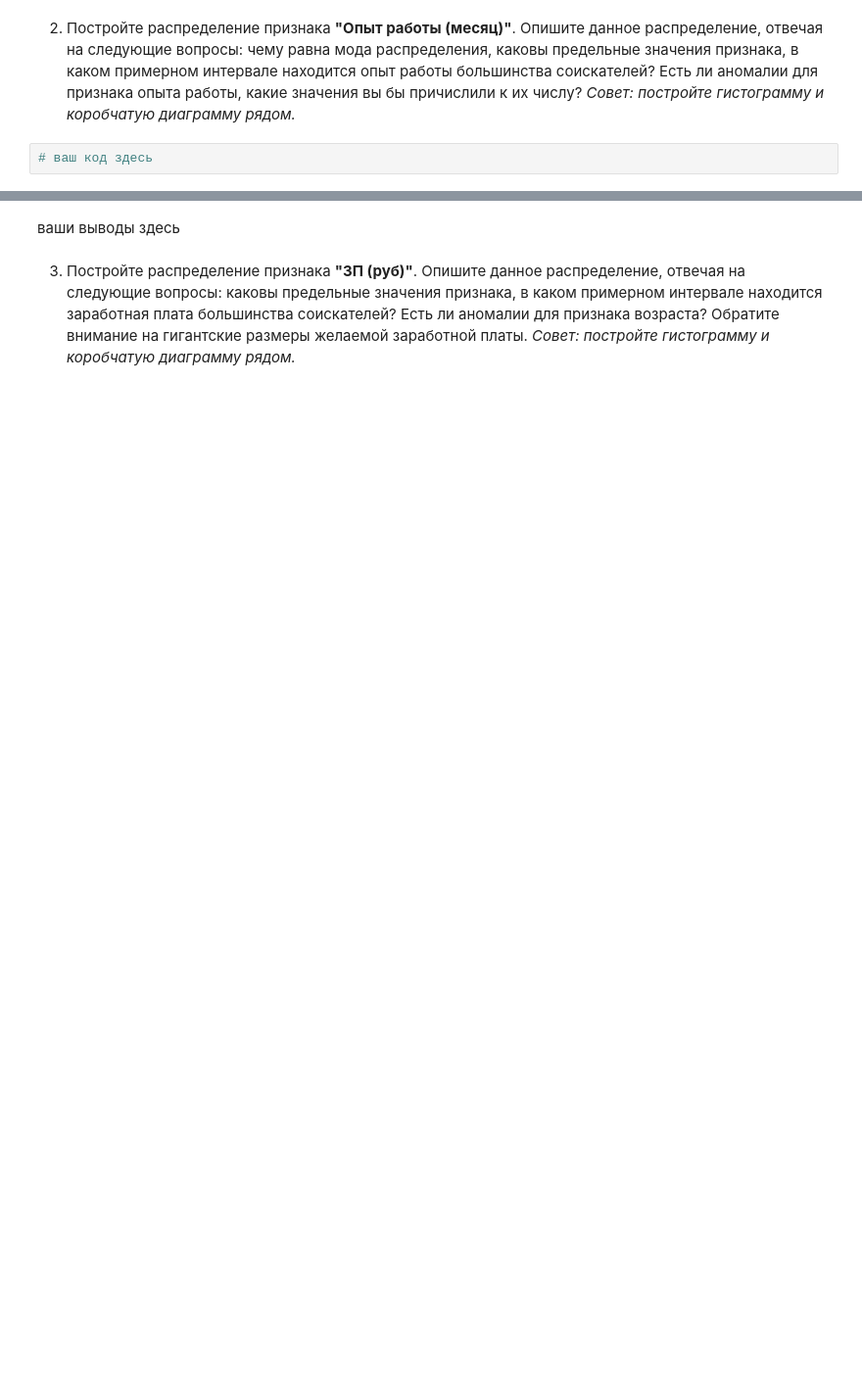
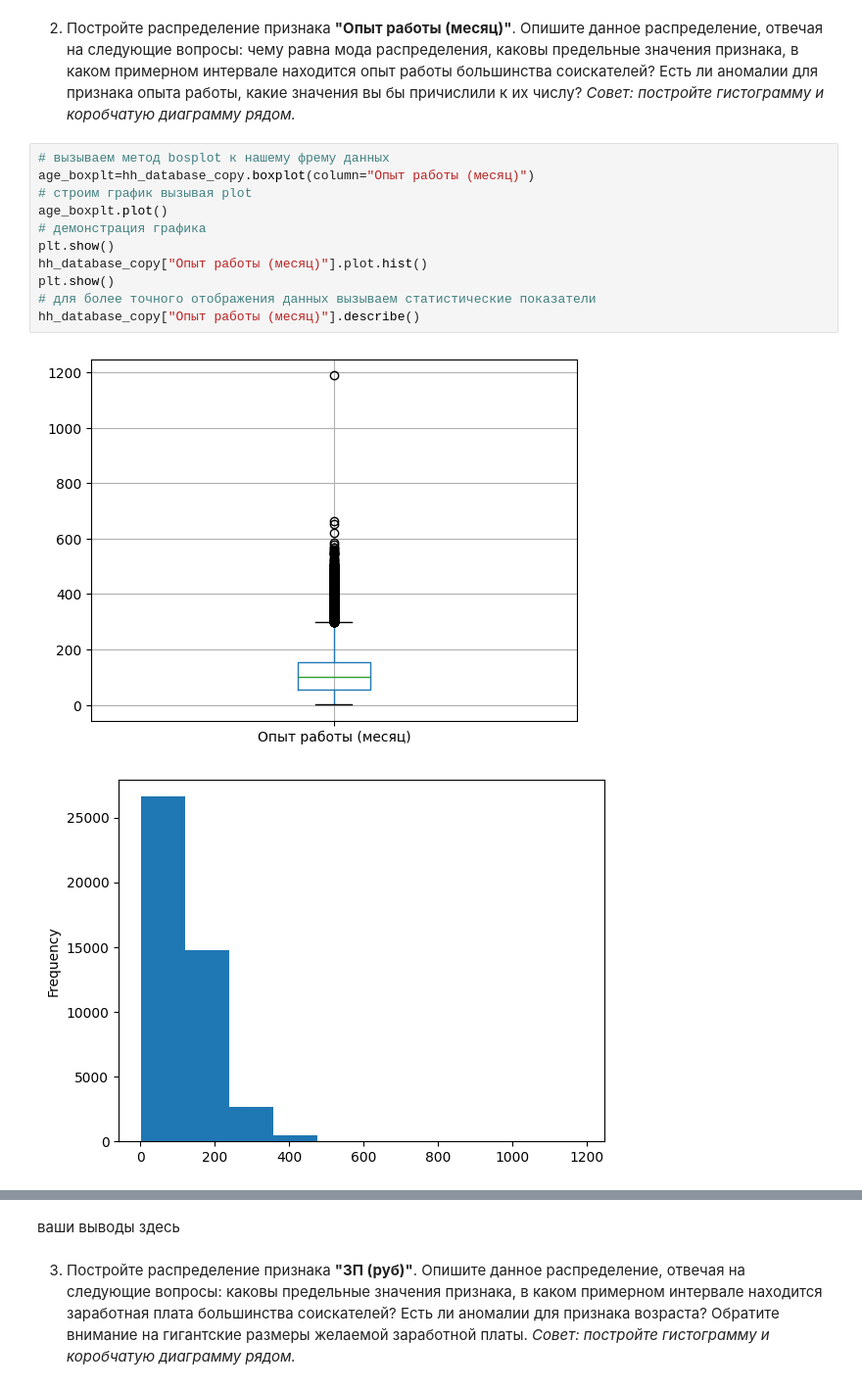
Before and after one commit to govoridaa/SF, a Jupyter notebook: PROJECT-1. Анализ резюме из HeadHunter/Project-1._Ноутбук-шаблон.ipynb, the cells around one changed output, grey strips where cells are left out. Shown: that part at 98% size. Saved outputs shown, nothing was run; the diff lists cells and outputs as text; blank space fills up the shorter version.

```diff
--- a/PROJECT-1. Анализ резюме из HeadHunter/Project-1._Ноутбук-шаблон.ipynb
+++ b/PROJECT-1. Анализ резюме из HeadHunter/Project-1._Ноутбук-шаблон.ipynb
@@ -443,4 +446,16 @@ Name: Возраст, dtype: float64
 2. Постройте распределение признака **"Опыт работы (месяц)"**. Опишите данное распределение, отвечая на следующие вопросы: чему равна мода распределения, каковы предельные значения признака, в каком примерном интервале находится опыт работы большинства соискателей? Есть ли аномалии для признака опыта работы, какие значения вы бы причислили к их числу?
 *Совет: постройте гистограмму и коробчатую диаграмму рядом.*
 # %%
-# ваш код здесь
+# вызываем метод bosplot к нашему фрему данных
+age_boxplt=hh_database_copy.boxplot(column="Опыт работы (месяц)")
+# строим график вызывая plot
+age_boxplt.plot()
+# демонстрация графика
+plt.show()
+hh_database_copy["Опыт работы (месяц)"].plot.hist()
+plt.show()
+# для более точного отображения данных вызываем статистические показатели
+hh_database_copy["Опыт работы (месяц)"].describe()
+# %% [output]
+[figure, added]
+[figure, added]
```
Also changed, not shown: parts of 5 cells of this notebook.
